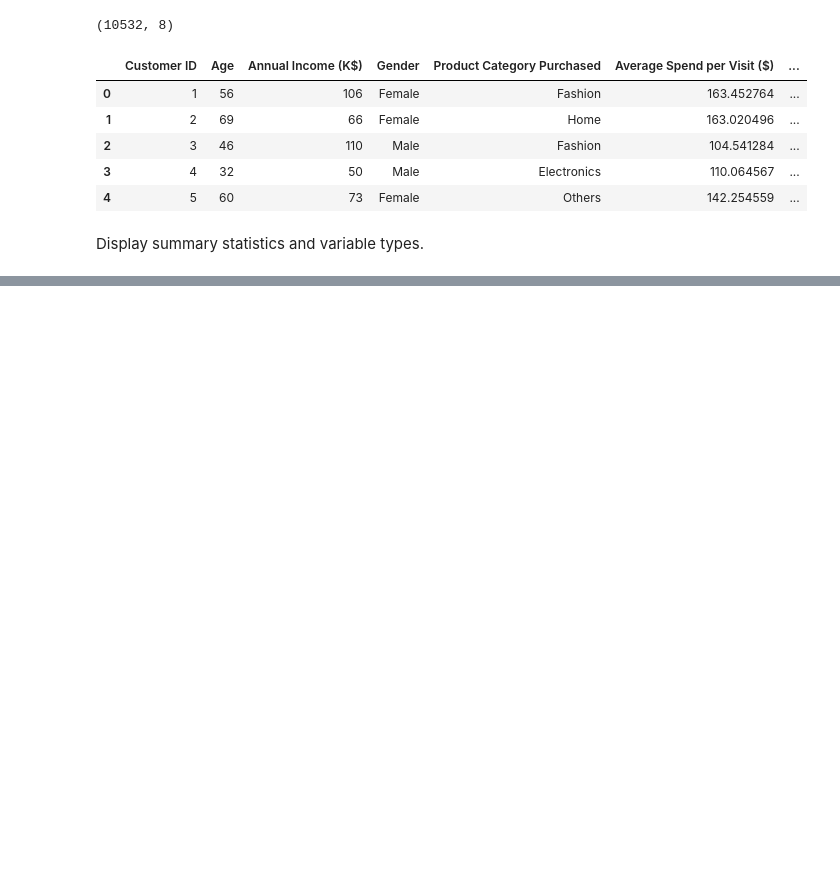
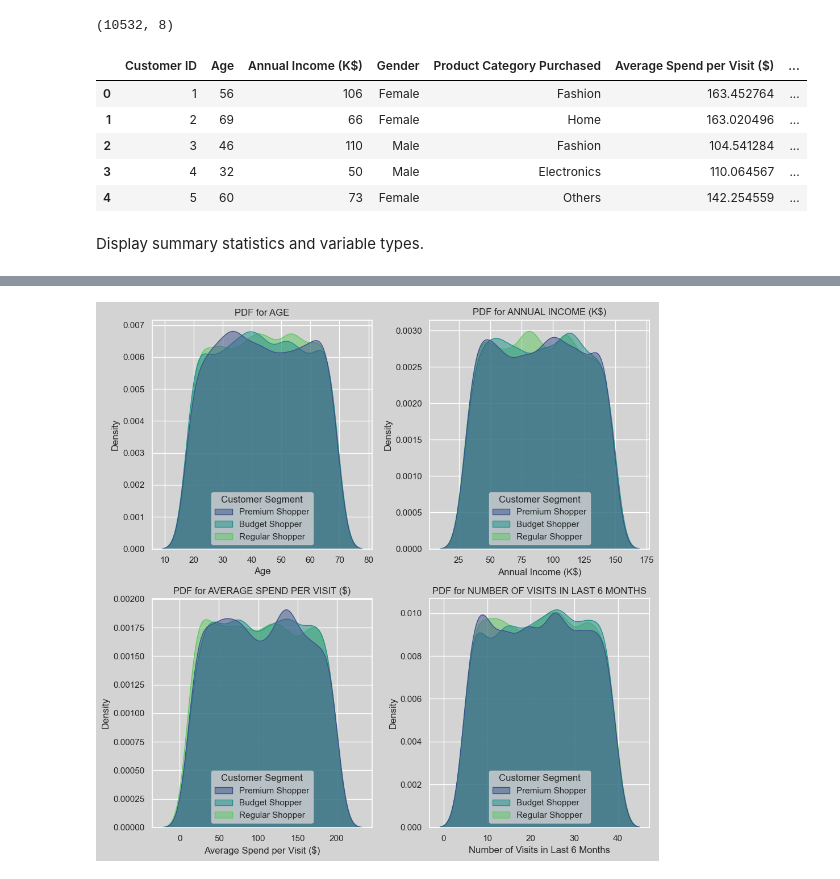
Before and after one commit to RomandRapido/DSC1105_EDA, a Jupyter notebook: FA6_Lansangan/FA6_Lansangan.ipynb, the cells around one changed output, grey strips where cells are left out. Drawn from its saved outputs; the diff is of its cells as text; code cells hidden in the pictures; blank space fills up the shorter version.

```diff
--- a/FA6_Lansangan/FA6_Lansangan.ipynb
+++ b/FA6_Lansangan/FA6_Lansangan.ipynb
@@ -316,0 +200,24 @@ dtype: float64
+# %%
+cols = df.select_dtypes("number").columns
+
+fig, ax = plt.subplots(ncols=2,nrows=2, figsize=(10,10))
+
+ax = ax.flatten()
+
+for i,col in enumerate(cols):
+    sns.kdeplot(
+        df,
+        x=col,
+        fill=True,
+        color="teal",
+        alpha=0.5,
+        ax = ax[i],
+        hue="Customer Segment",
+        palette="viridis"
+    )
+
+    ax[i].set_title(f"PDF for {col.upper()}")
+
+plt.tight_layout()
+# %% [output]
+[figure, added]
```
Also changed, not shown: parts of 127 cells of this notebook.
